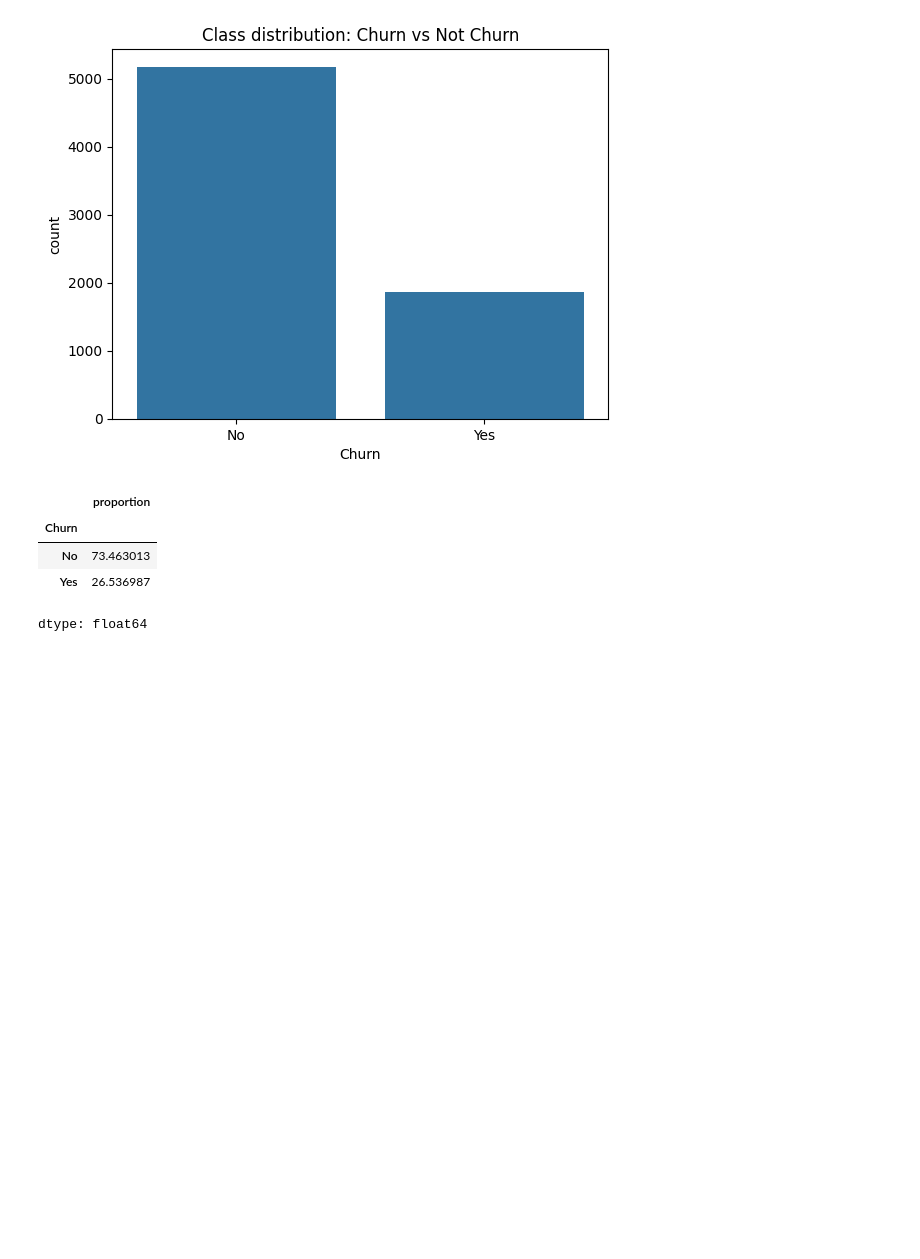
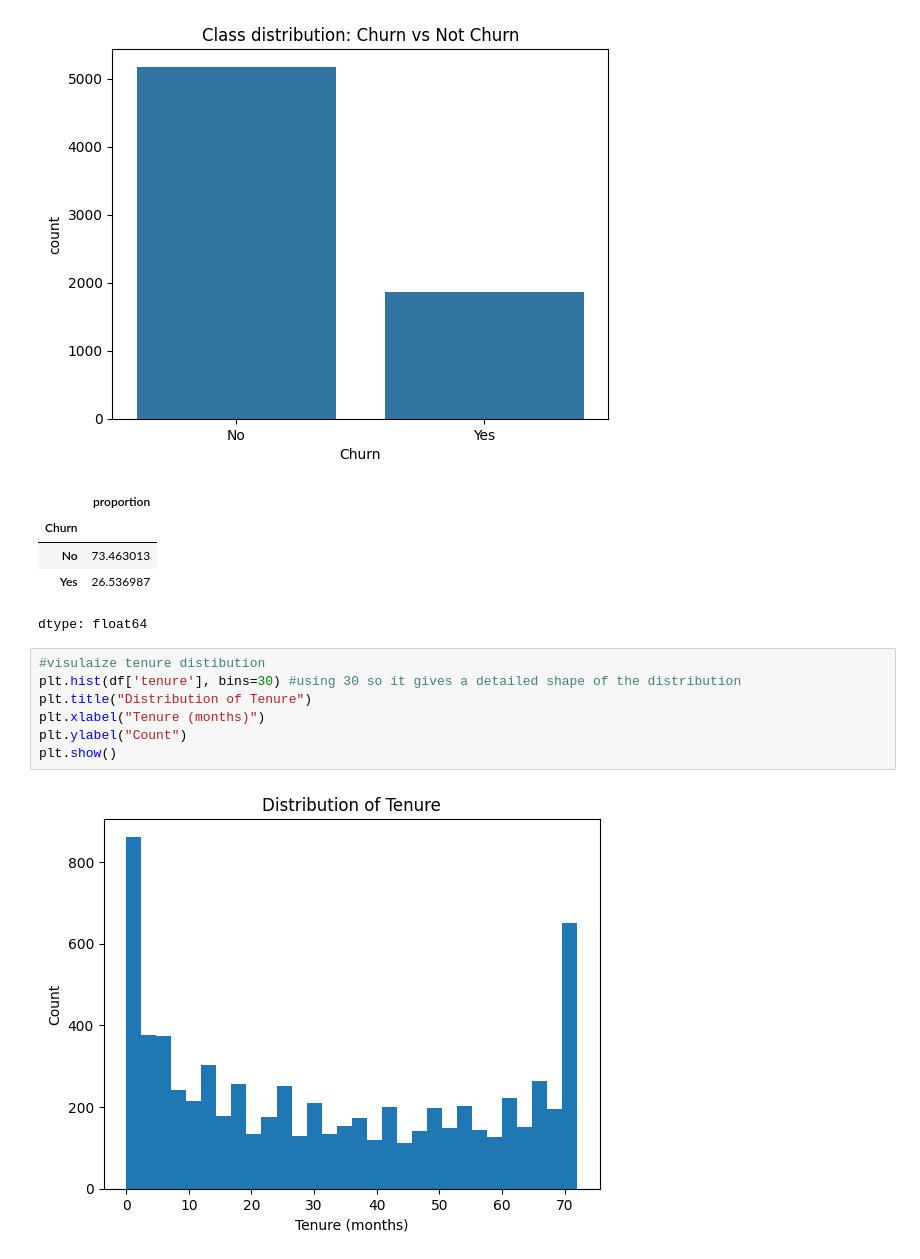
Before and after one commit to sanuli21/telco-churn-project, a Jupyter notebook: churn_prediction.ipynb, the cells around one changed output. Drawn from its saved outputs; the diff is of its cells as text; blank space fills up the shorter version.

Commit message:
Plotted tenure distribution

```diff
--- a/churn_prediction.ipynb
+++ b/churn_prediction.ipynb
@@ -169,3 +169,12 @@ df['Churn'].value_counts(normalize=True) * 100
 | No | 73.463013 |
 | Yes | 26.536987 |
 dtype: float64
+# %%
+#visulaize tenure distibution
+plt.hist(df['tenure'], bins=30) #using 30 so it gives a detailed shape of the distribution
+plt.title("Distribution of Tenure")
+plt.xlabel("Tenure (months)")
+plt.ylabel("Count")
+plt.show()
+# %% [output]
+[figure, added]
```
